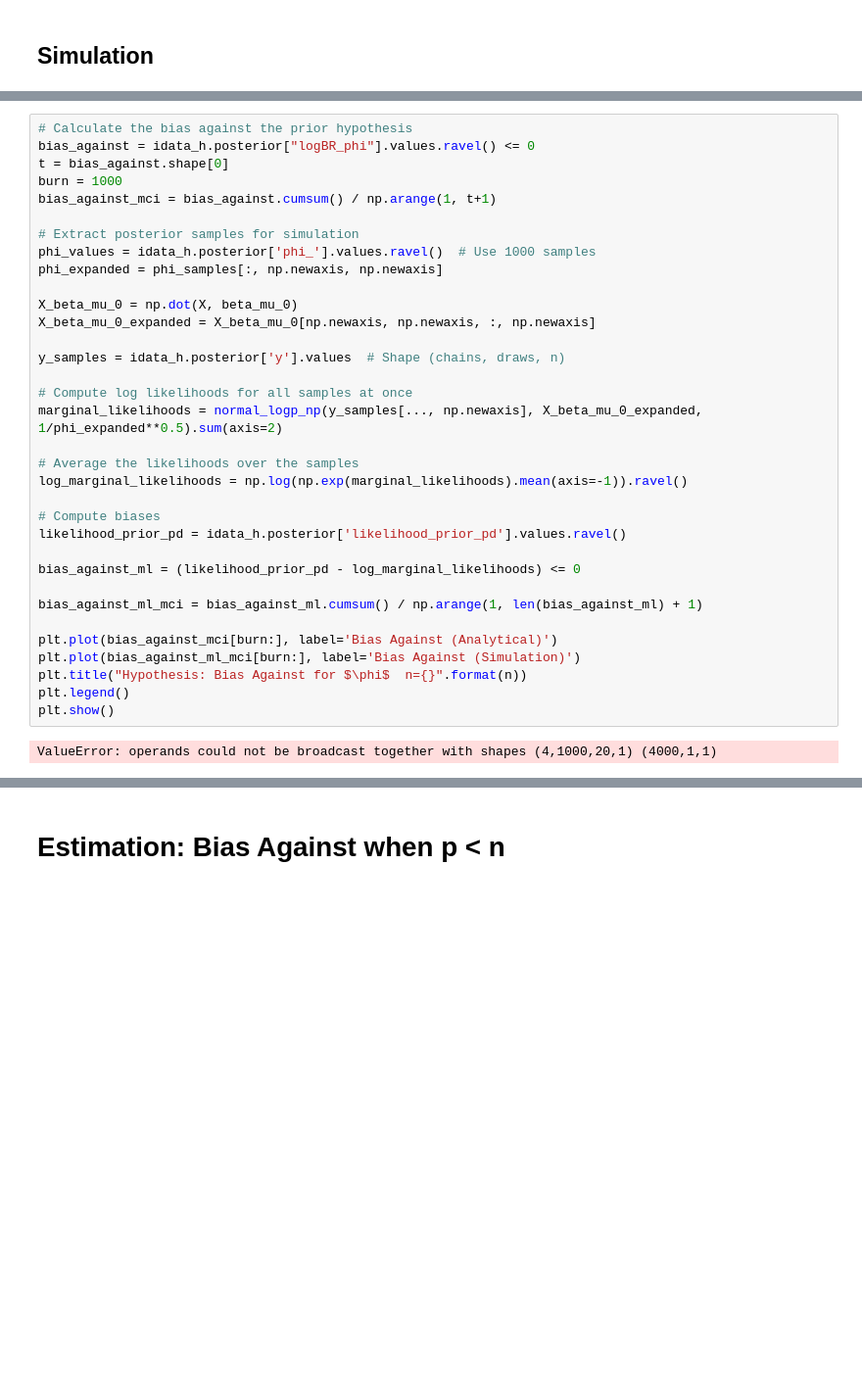
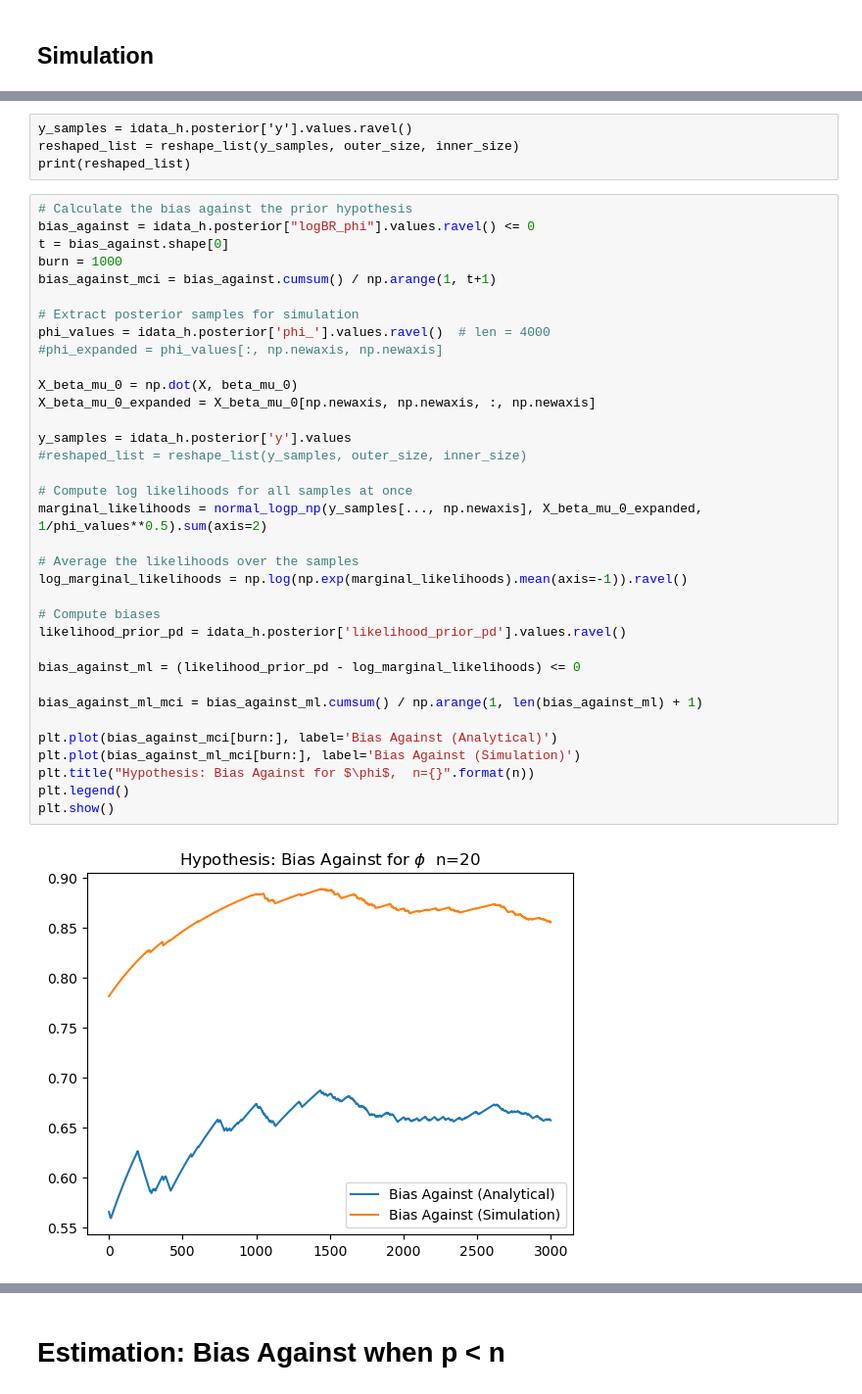
Before and after one commit to javmencia/RelativeBelief, a Jupyter notebook: Regression.ipynb, the cells around one changed output, grey strips where cells are left out. Shown: that part at 98% size. Saved outputs shown, nothing was run; the diff lists cells and outputs as text; blank space fills up the shorter version.

```diff
--- a/Regression.ipynb
+++ b/Regression.ipynb
@@ -234,36 +195,41 @@ array([ 0.24369683,  0.72251807,  0.13503343, -0.08348455, -0.37831168,
+# %% [raw]
+y_samples = idata_h.posterior['y'].values.ravel()
+reshaped_list = reshape_list(y_samples, outer_size, inner_size)
+print(reshaped_list)
 # %%
 # Calculate the bias against the prior hypothesis
 bias_against = idata_h.posterior["logBR_phi"].values.ravel() <= 0
 t = bias_against.shape[0]
 burn = 1000
 bias_against_mci = bias_against.cumsum() / np.arange(1, t+1)
 
 # Extract posterior samples for simulation
-phi_values = idata_h.posterior['phi_'].values.ravel()  # Use 1000 samples
-phi_expanded = phi_samples[:, np.newaxis, np.newaxis]
+phi_values = idata_h.posterior['phi_'].values.ravel()  # len = 4000
+#phi_expanded = phi_values[:, np.newaxis, np.newaxis]
 
 X_beta_mu_0 = np.dot(X, beta_mu_0)
 X_beta_mu_0_expanded = X_beta_mu_0[np.newaxis, np.newaxis, :, np.newaxis]
 
-y_samples = idata_h.posterior['y'].values  # Shape (chains, draws, n)
+y_samples = idata_h.posterior['y'].values
+#reshaped_list = reshape_list(y_samples, outer_size, inner_size)
 
 # Compute log likelihoods for all samples at once
-marginal_likelihoods = normal_logp_np(y_samples[..., np.newaxis], X_beta_mu_0_expanded, 1/phi_expanded**0.5).sum(axis=2)
+marginal_likelihoods = normal_logp_np(y_samples[..., np.newaxis], X_beta_mu_0_expanded, 1/phi_values**0.5).sum(axis=2)
 
 # Average the likelihoods over the samples
 log_marginal_likelihoods = np.log(np.exp(marginal_likelihoods).mean(axis=-1)).ravel()
 
 # Compute biases
 likelihood_prior_pd = idata_h.posterior['likelihood_prior_pd'].values.ravel()
 
 bias_against_ml = (likelihood_prior_pd - log_marginal_likelihoods) <= 0
 
 bias_against_ml_mci = bias_against_ml.cumsum() / np.arange(1, len(bias_against_ml) + 1)
 
 plt.plot(bias_against_mci[burn:], label='Bias Against (Analytical)')
 plt.plot(bias_against_ml_mci[burn:], label='Bias Against (Simulation)')
-plt.title("Hypothesis: Bias Against for $\phi$  n={}".format(n))
+plt.title("Hypothesis: Bias Against for $\phi$,  n={}".format(n))
 plt.legend()
 plt.show()
 # %% [output]
-ValueError: operands could not be broadcast together with shapes (4,1000,20,1) (4000,1,1)
+[figure, added]
```
Also changed, not shown: parts of 15 cells of this notebook.
